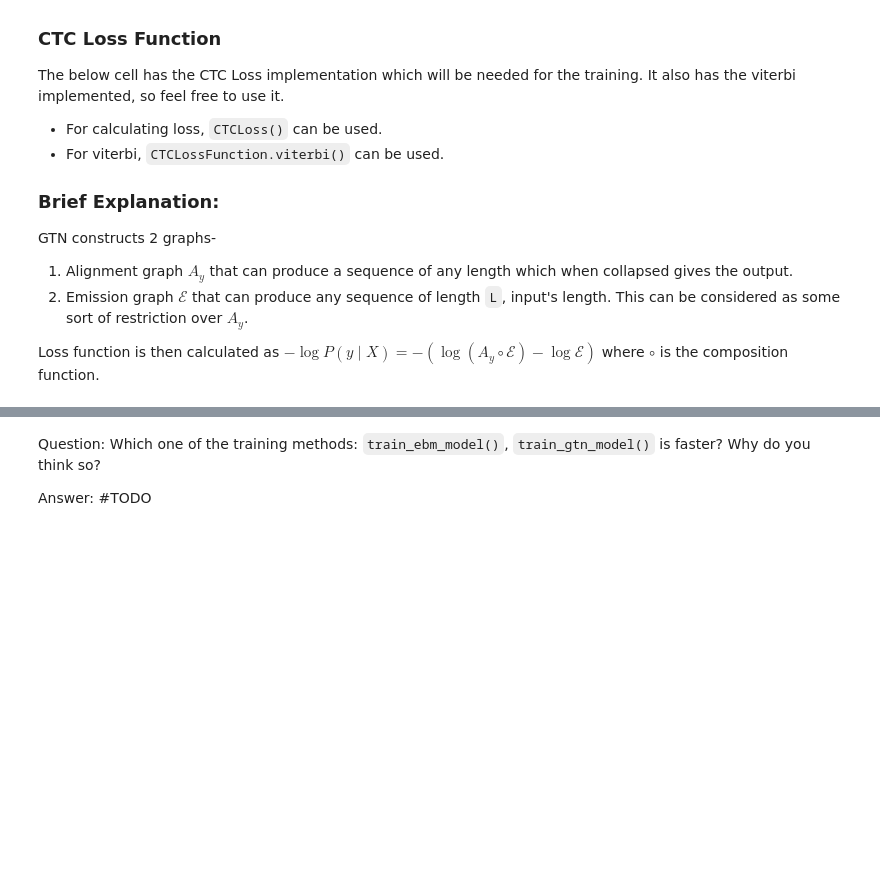
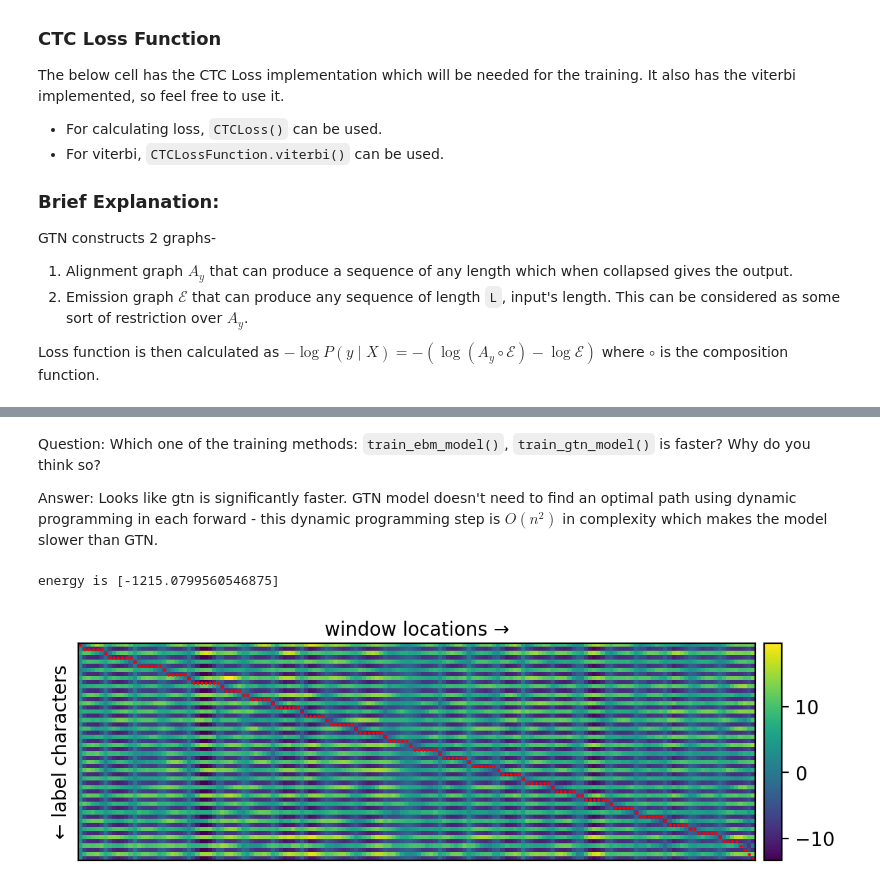
Before and after one commit to hoangpham95/CSCI-GA-2572-Deep-Learning, a Jupyter notebook: hw4/hw4_impl.ipynb, the cells around one changed output, grey strips where cells are left out. Cells and saved outputs as stored; diff of their text form; code cells hidden in the pictures; blank space fills up the shorter version.

```diff
--- a/hw4/hw4_impl.ipynb
+++ b/hw4/hw4_impl.ipynb
@@ -413,5 +601,5 @@ def path_cross_entropy(ce, path):
     #   path - list of length L tuples (l, t) that tracks the optimal path
     # returns:
     #   total cross entropy of best path
-
-    # TODO
+    L = ce.shape[1]
+    return sum([ce[l][p[1]] for l, p in zip(range(L), path)])
@@ -472,6 +675,11 @@ dataloader = torch.utils.data.DataLoader(sds, batch_size=BATCH_SIZE, num_workers
 # unusable for any real problem unless it handles batching.
 # also: remember that the loss is the sum of cross_entropies along the path, not
 # energies!
+
+ebm_model = SimpleNet()
+ebm_model.cuda()
+optimizer = optim.Adam(ebm_model.parameters(), lr=1e-3)
+train_ebm_model(ebm_model, 10, dataloader, cross_entropy, optimizer)
 # %% [markdown]
 Let's check what the energy matrix looks like for the alphabet image now.
 # %%
@@ -685,3 +897,26 @@ def train_gtn_model(model, num_epochs, train_loader, criterion, optimizer):
+# %%
+def train_gtn_model(model, num_epochs, train_loader, criterion, optimizer):
+    ''' Train CTC Model using GTN'''
+    progress = tqdm(range(num_epochs))
+    total_loss = 0.0
+
+    for epoch in progress:
+        # TODO: implement the training loop
+        start_time = time.time()
+        for inputs, targets in train_loader:
+            optimizer.zero_grad()
+            inputs = inputs.unsqueeze(1).float()
+            E = model(inputs.to(device))
+            outputs = nn.LogSoftmax(dim=-1)(-1 * E)
+            targets = [t.tolist() for t in targets]
+
+            loss = criterion(outputs, targets, 26, "mean")
+            loss.backward()
+            total_loss = loss.item()
+            optimizer.step()
+
+        elapsed = time.time() - start_time
+        progress.set_postfix({'loss': total_loss, 'epoch': elapsed})
 # %%
 # Similar to what we have done earlier but instead of find_path(), we will use
 # GTN's framework.
@@ -700,22 +935,31 @@ dataloader = torch.utils.data.DataLoader(sds, batch_size=BATCH_SIZE, num_workers
 #       3. Train the model
 # also: remember that the loss is the sum of cross_entropies along the path, not
 # energies!
+gtn_model = SimpleNet()
+gtn_model.cuda()
+optimizer = optim.Adam(gtn_model.parameters(), lr=1e-3)
+
+train_gtn_model(gtn_model, 10, dataloader, CTCLoss, optimizer)
 # %% [markdown]
 Question: Which one of the training methods\: `train_ebm_model()`, `train_gtn_model()` is faster? Why do you think so?
 
-Answer: #TODO
+Answer: Looks like gtn is significantly faster. GTN model doesn't need to find an optimal path using dynamic programming in each forward - this dynamic programming step is $O(n^2)$ in complexity which makes the model slower than GTN.
 # %%
 energies = gtn_model(alphabet.unsqueeze(0).unsqueeze(0).cuda())
 targets = transform_word(string.ascii_lowercase).cuda()
 pm = build_path_matrix(energies, targets.unsqueeze(0))
 
 # TODO: Use the provided viterbi function to get score and path
-
+score, paths = viterbi(energies, targets.unsqueeze(0), BETWEEN)
+path = paths[0]
 
 # path is obtained from the above TODO
 points = list(zip(range(energies.shape[1]), path))
 plot_pm(pm[0].detach(), points)
 print('energy is', score)
+# %% [output]
+energy is [-1215.0799560546875]
+[figure, added]
 # %%
 img = sds.draw_text('hello')
 energies = gtn_model(img.cuda().unsqueeze(0).unsqueeze(0))
```
Also changed, not shown: parts of 41 cells of this notebook, 1 other file.
